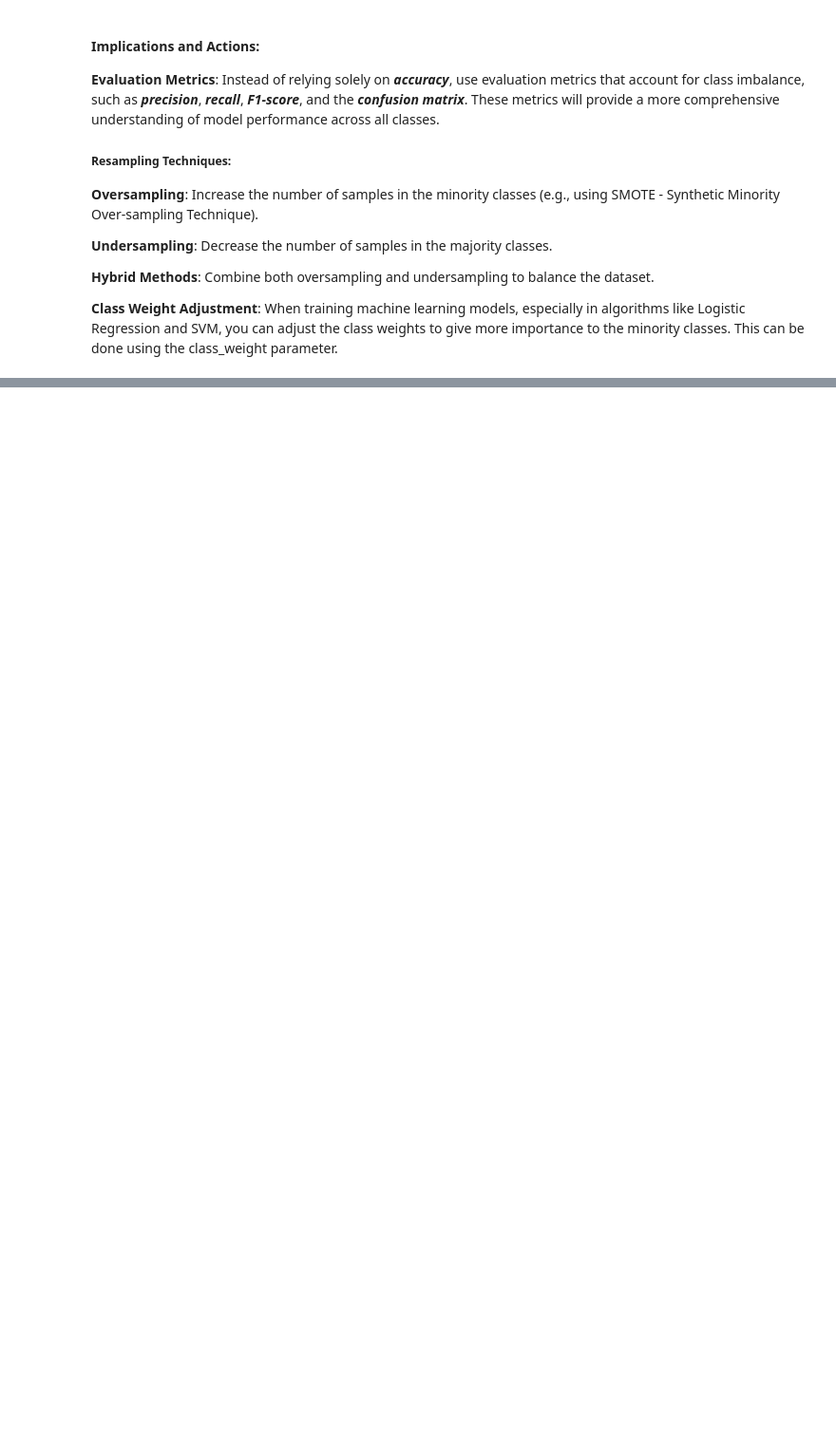
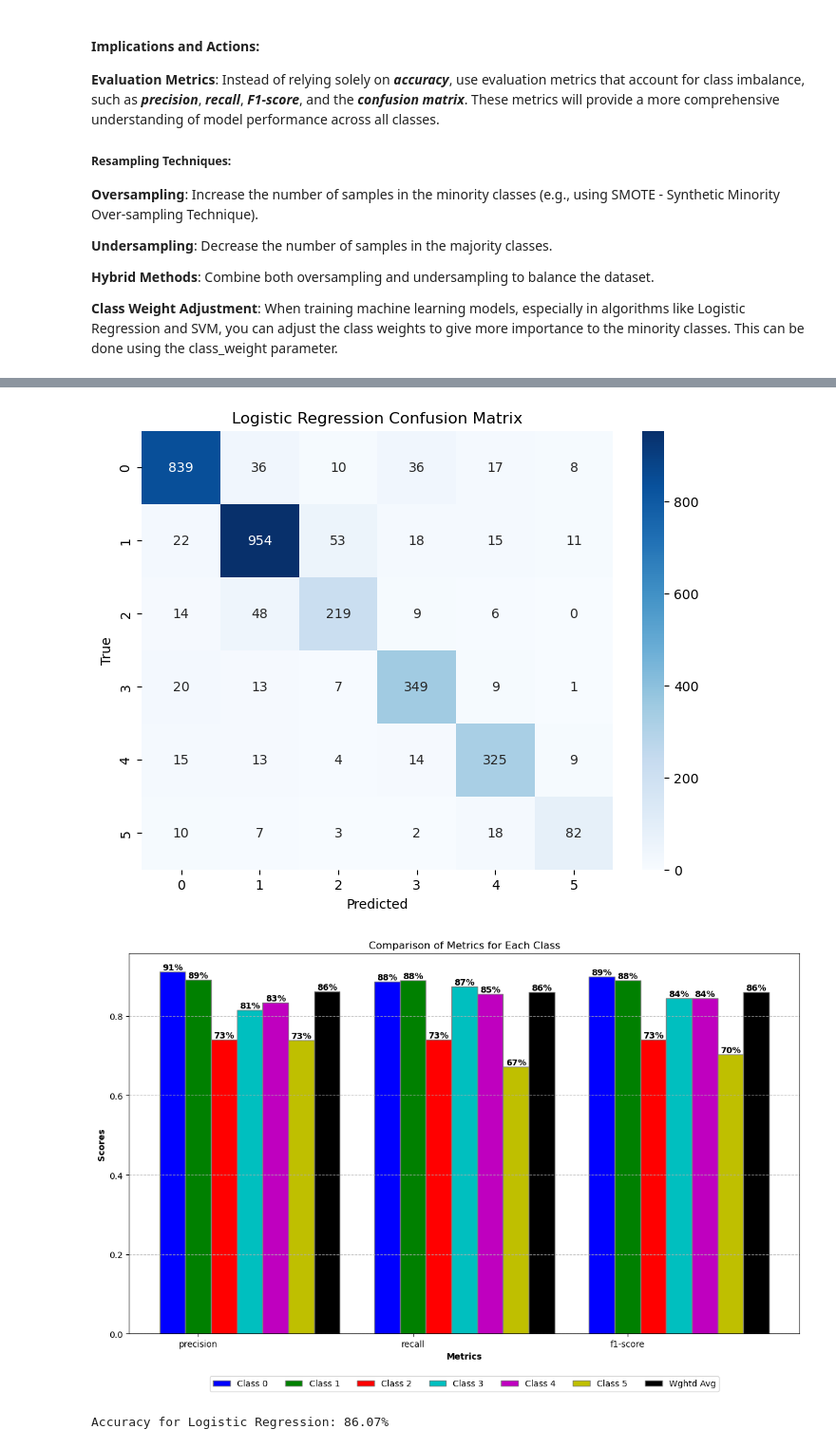
Before and after one commit to springboardmentor112/SentimentAnalysis-TextClassification, a Jupyter notebook: textClassification.ipynb, the cells around one changed output, grey strips where cells are left out. Shown: that part at 95% size. Cells and saved outputs as stored; diff of their text form; code cells hidden in the pictures; blank space fills up the shorter version.

```diff
--- a/textClassification.ipynb
+++ b/textClassification.ipynb
@@ -738,27 +302,0 @@ weighted avg       0.85      0.85      0.85      3216
-# %%
-from sklearn.linear_model import LogisticRegression
-from sklearn.svm import SVC
-from sklearn.ensemble import RandomForestClassifier
-from sklearn.ensemble import StackingClassifier
-
-estimators = [
-    ('lr', LogisticRegression()),
-    ('svm', SVC(probability=True)),
-    ('rf', RandomForestClassifier())
-]
-
-stacking_clf = StackingClassifier(estimators=estimators, final_estimator=RandomForestClassifier())
-stacking_clf.fit(X_resampled, y_resampled)
-y_pred = stacking_clf.predict(X_test_tfidf)
-
-print("Stacking Classifier Accuracy:", accuracy_score(y_test, y_pred))
-print("Classification Report:\n", classification_report(y_test, y_pred))
-cm = confusion_matrix(y_test, y_pred)
-
-# Plot Confusion Matrix
-plt.figure(figsize=(8, 6))
-sns.heatmap(cm, annot=True, fmt='d', cmap='Blues')
-plt.title('Naive Bayes Confusion Matrix')
-plt.xlabel('Predicted')
-plt.ylabel('True')
-plt.show()
@@ -908,0 +519,19 @@ Accuracy: 0.8535447761194029
+# %%
+# LR with non-sampled data
+model_name = "Logistic Regression"
+# Determine class weights
+class_weights = {0: 1.5, 1: 1.0, 2: 4.7, 3: 2.9, 4: 3.3, 5: 5.3}
+
+# Train Logistic Regression model
+model = LogisticRegression(class_weight=class_weights, solver='liblinear', multi_class='auto', random_state=42)
+model.fit(X_train_tfidf, y_train)
+
+# Predictions
+y_pred, y_pred_prob = testingModel(model_name, model)
+# %%
+# Evaluation
+recordmaking(model_name, model, y_pred)
+# %% [output]
+[figure, added]
+[figure, added]
+Accuracy for Logistic Regression: 86.07%
```
Also changed, not shown: parts of 61 cells of this notebook.
